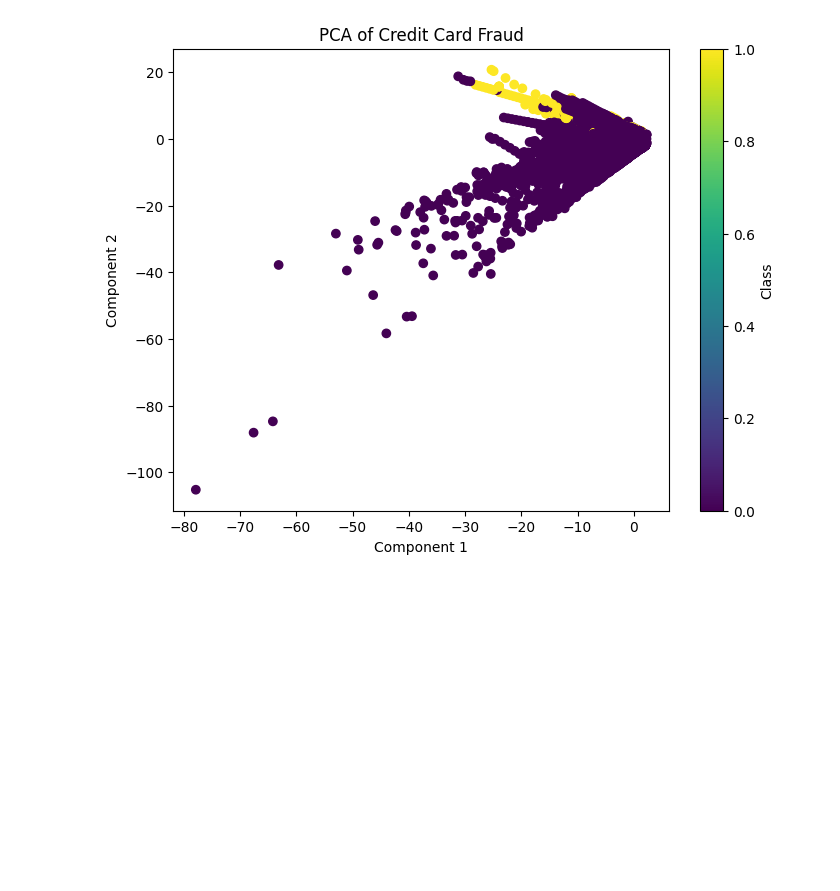
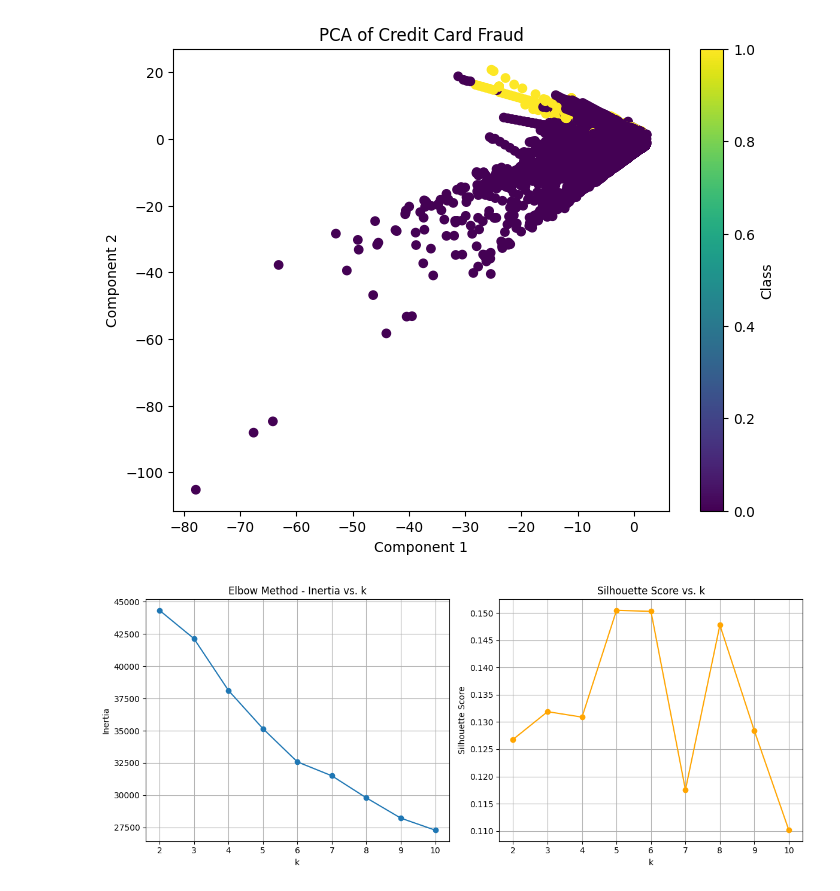
Before and after one commit to Naseem-Ananzeh/Ml2_Final_Project, a Jupyter notebook: creditcard_dataset_.ipynb, the cells around one changed output. Saved outputs shown, nothing was run; the diff lists cells and outputs as text; code cells hidden in the pictures; blank space fills up the shorter version.

```diff
--- a/creditcard_dataset_.ipynb
+++ b/creditcard_dataset_.ipynb
@@ -260,3 +238,49 @@ plt.colorbar(label='Class')
 plt.show()
 # %% [output]
 [figure]
+# %%
+from sklearn.manifold import TSNE
+tsne = TSNE(n_components=2, perplexity=30, random_state=42)
+X_Sample=X_reduced[:2500,:]
+X_tsne_before=tsne.fit_transform(X_Sample)
+# %%
+from sklearn.cluster import KMeans
+kmeans = KMeans(n_clusters=2, random_state=42)
+clusters = kmeans.fit_predict(X_Sample)
+# %%
+from sklearn.cluster import KMeans
+from sklearn.metrics import silhouette_score
+import matplotlib.pyplot as plt
+
+K_range = range(2, 11)
+
+inertias = []
+silhouette_scores = []
+
+for k in K_range:
+    kmeans = KMeans(n_clusters=k, random_state=42)
+    labels = kmeans.fit_predict(X_Sample)
+    inertias.append(kmeans.inertia_)
+    silhouette_scores.append(silhouette_score(X_Sample, labels))
+
+plt.figure(figsize=(12, 5))
+
+plt.subplot(1, 2, 1)
+plt.plot(K_range, inertias, marker='o')
+plt.title('Elbow Method - Inertia vs. k')
+plt.xlabel('k')
+plt.ylabel('Inertia')
+plt.grid()
+
+# رسم Silhouette Score
+plt.subplot(1, 2, 2)
+plt.plot(K_range, silhouette_scores, marker='o', color='orange')
+plt.title('Silhouette Score vs. k')
+plt.xlabel('k')
+plt.ylabel('Silhouette Score')
+plt.grid()
+
+plt.tight_layout()
+plt.show()
+# %% [output]
+[figure, added]
```
Also changed, not shown: parts of 3 cells of this notebook.
